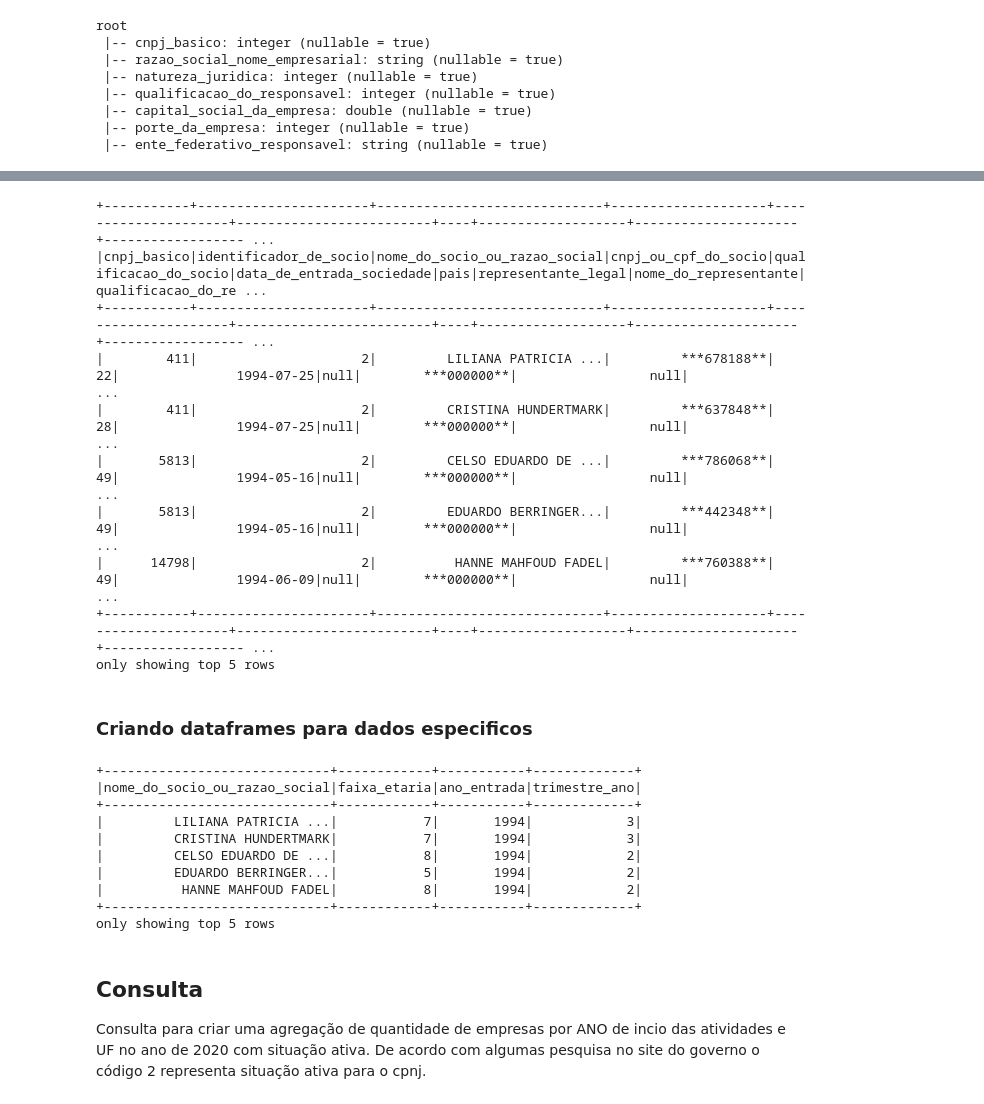
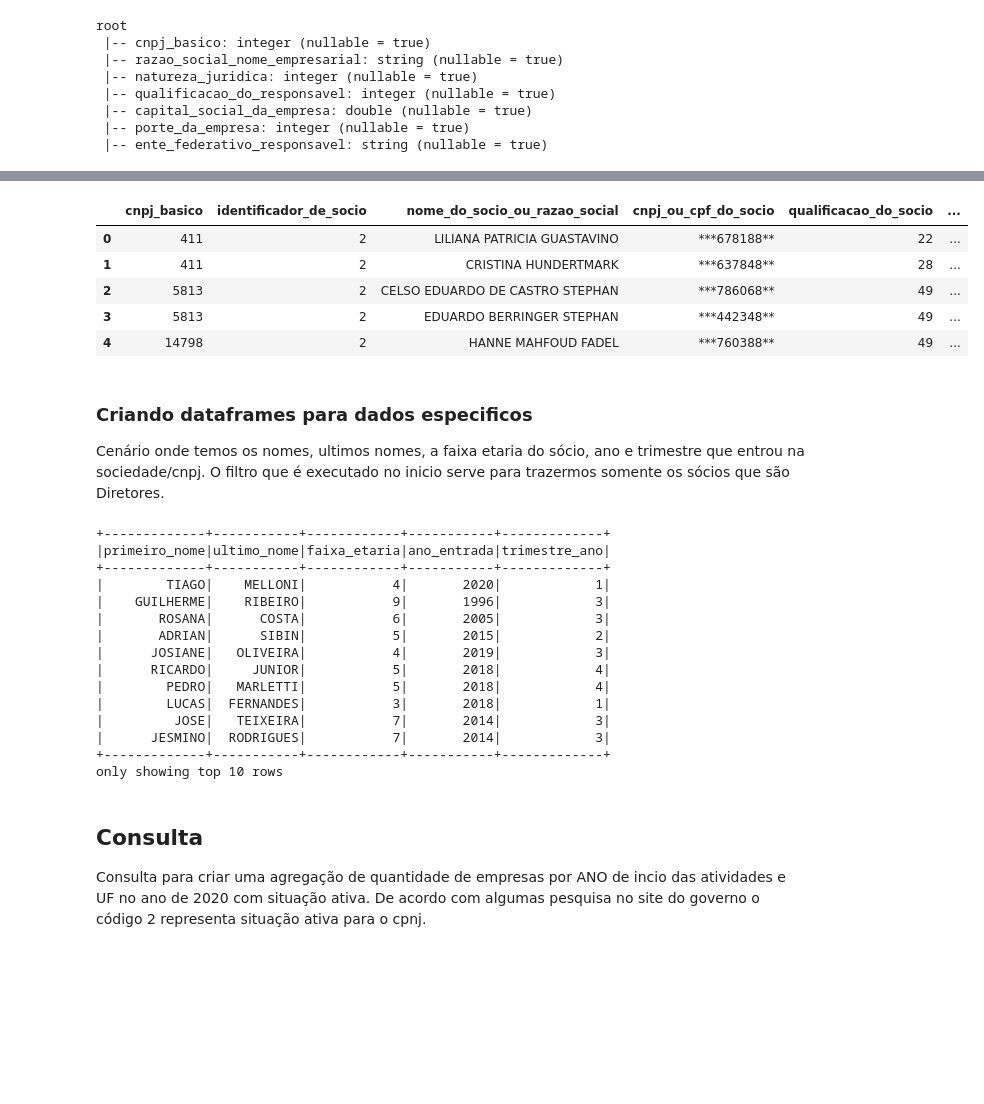
Before and after one commit to Matheusups/Pyspark-OpenData, a Jupyter notebook: Projeto_CNPJ_Open_Data.ipynb, the cells around one changed output, grey strips where cells are left out. Saved outputs shown, nothing was run; the diff lists cells and outputs as text; code cells hidden in the pictures; blank space fills up the shorter version.

```diff
--- a/Projeto_CNPJ_Open_Data.ipynb
+++ b/Projeto_CNPJ_Open_Data.ipynb
@@ -112,39 +112,43 @@ only showing top 5 rows
 # %%
 # Tratamento do campo de data
 df_socios = df_socios\
       .withColumn('data_de_entrada_sociedade', to_date(col('data_de_entrada_sociedade').cast('string'),'yyyyMMdd'))
-df_socios.show(5)
+df_socios.limit(5).toPandas()
 # %% [output]
-+-----------+----------------------+-----------------------------+--------------------+---------------------+-------------------------+----+-------------------+---------------------+------------------ ...
-|cnpj_basico|identificador_de_socio|nome_do_socio_ou_razao_social|cnpj_ou_cpf_do_socio|qualificacao_do_socio|data_de_entrada_sociedade|pais|representante_legal|nome_do_representante|qualificacao_do_re ...
-+-----------+----------------------+-----------------------------+--------------------+---------------------+-------------------------+----+-------------------+---------------------+------------------ ...
-|        411|                     2|         LILIANA PATRICIA ...|         ***678188**|                   22|               1994-07-25|null|        ***000000**|                 null|                   ...
-|        411|                     2|         CRISTINA HUNDERTMARK|         ***637848**|                   28|               1994-07-25|null|        ***000000**|                 null|                   ...
-|       5813|                     2|         CELSO EDUARDO DE ...|         ***786068**|                   49|               1994-05-16|null|        ***000000**|                 null|                   ...
-|       5813|                     2|         EDUARDO BERRINGER...|         ***442348**|                   49|               1994-05-16|null|        ***000000**|                 null|                   ...
-|      14798|                     2|          HANNE MAHFOUD FADEL|         ***760388**|                   49|               1994-06-09|null|        ***000000**|                 null|                   ...
-+-----------+----------------------+-----------------------------+--------------------+---------------------+-------------------------+----+-------------------+---------------------+------------------ ...
-only showing top 5 rows
+|  | cnpj_basico | identificador_de_socio | nome_do_socio_ou_razao_social | cnpj_ou_cpf_do_socio | qualificacao_do_socio | ... |
+| 0 | 411 | 2 | LILIANA PATRICIA GUASTAVINO | ***678188** | 22 | ... |
+| 1 | 411 | 2 | CRISTINA HUNDERTMARK | ***637848** | 28 | ... |
+| 2 | 5813 | 2 | CELSO EDUARDO DE CASTRO STEPHAN | ***786068** | 49 | ... |
+| 3 | 5813 | 2 | EDUARDO BERRINGER STEPHAN | ***442348** | 49 | ... |
+| 4 | 14798 | 2 | HANNE MAHFOUD FADEL | ***760388** | 49 | ... |
-# %% [markdown]
-### Criando dataframes para dados especificos
+# %% [markdown]
+### Criando dataframes para dados especificos
+
+Cenário onde temos os nomes, ultimos nomes, a faixa etaria do sócio, ano e trimestre que entrou na sociedade/cnpj. O filtro que é executado no inicio serve para trazermos somente os sócios que são Diretores.
 # %%
-df_socios.select(
-    'nome_do_socio_ou_razao_social',
+df_socios.filter('qualificacao_do_socio = 10').select(
+    substring_index('nome_do_socio_ou_razao_social',' ',1).alias('primeiro_nome'),
+    substring_index('nome_do_socio_ou_razao_social',' ',-1).alias('ultimo_nome'),
     'faixa_etaria',
     year('data_de_entrada_sociedade').alias('ano_entrada'),
     (quarter('data_de_entrada_sociedade')).alias('trimestre_ano')
-    ).show(5)
+    ).show(10)
 # %% [output]
-+-----------------------------+------------+-----------+-------------+
-|nome_do_socio_ou_razao_social|faixa_etaria|ano_entrada|trimestre_ano|
-+-----------------------------+------------+-----------+-------------+
-|         LILIANA PATRICIA ...|           7|       1994|            3|
-|         CRISTINA HUNDERTMARK|           7|       1994|            3|
-|         CELSO EDUARDO DE ...|           8|       1994|            2|
-|         EDUARDO BERRINGER...|           5|       1994|            2|
-|          HANNE MAHFOUD FADEL|           8|       1994|            2|
-+-----------------------------+------------+-----------+-------------+
-only showing top 5 rows
++-------------+-----------+------------+-----------+-------------+
+|primeiro_nome|ultimo_nome|faixa_etaria|ano_entrada|trimestre_ano|
++-------------+-----------+------------+-----------+-------------+
+|        TIAGO|    MELLONI|           4|       2020|            1|
+|    GUILHERME|    RIBEIRO|           9|       1996|            3|
+|       ROSANA|      COSTA|           6|       2005|            3|
+|       ADRIAN|      SIBIN|           5|       2015|            2|
+|      JOSIANE|   OLIVEIRA|           4|       2019|            3|
+|      RICARDO|     JUNIOR|           5|       2018|            4|
+|        PEDRO|   MARLETTI|           5|       2018|            4|
+|        LUCAS|  FERNANDES|           3|       2018|            1|
+|         JOSE|   TEIXEIRA|           7|       2014|            3|
+|      JESMINO|  RODRIGUES|           7|       2014|            3|
++-------------+-----------+------------+-----------+-------------+
+only showing top 10 rows
 # %% [markdown]
 ## Consulta
 
```
Also changed, not shown: parts of 6 cells of this notebook.
